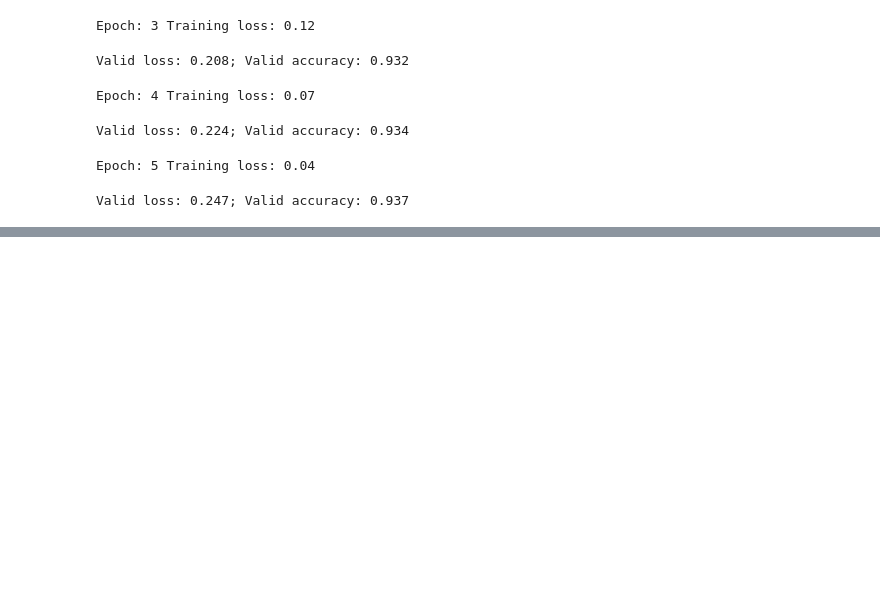
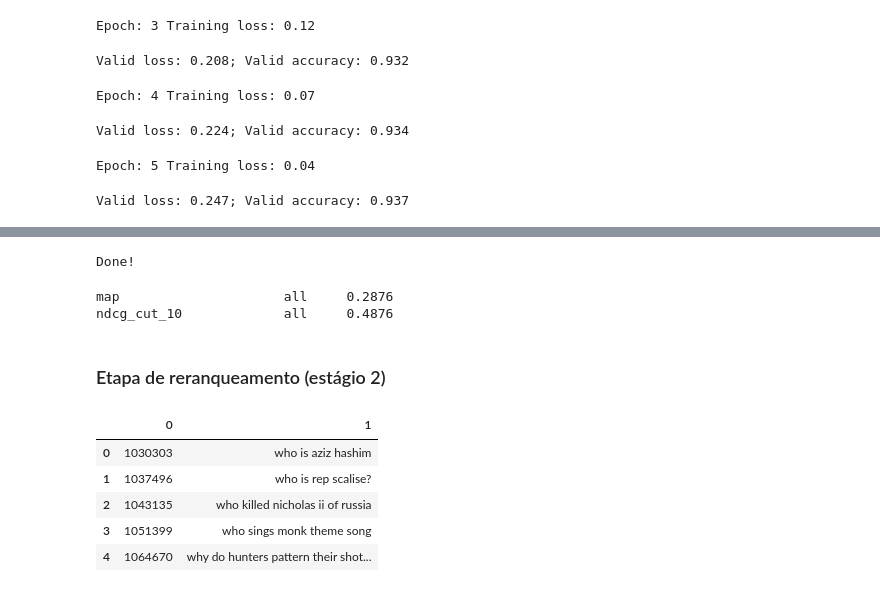
Before and after one commit to monilouise/unicamp-P_IA368DD_2023S1, a Jupyter notebook: Aula_3/Reranqueador.ipynb, the cells around one changed output, grey strips where cells are left out. Saved outputs shown, nothing was run; the diff lists cells and outputs as text; code cells hidden in the pictures; blank space fills up the shorter version.

```diff
--- a/Aula_3/Reranqueador.ipynb
+++ b/Aula_3/Reranqueador.ipynb
@@ -537,0 +816,14 @@ tokenizer.save_pretrained(f'{MODELS_PATH}/tokenizer_ranker')
+# %%
+!python pyserini/tools/scripts/msmarco/convert_msmarco_to_trec_qrels.py \
+   --input {qrels_eval_file} \
+   --output collections/msmarco-passage/qrels.{qrels_eval}.trec
+# %% [output]
+Done!
+# %%
+!pyserini/tools/eval/trec_eval.9.0.4/trec_eval -c -m map -m ndcg_cut.10 -l 2 \
+   collections/msmarco-passage/qrels.{qrels_eval}.trec runs/run.{topics}.bm25tuned.trec
+# %% [output]
+map                     all     0.2876
+ndcg_cut_10             all     0.4876
+# %% [markdown]
+### Etapa de reranqueamento (estágio 2)
@@ -537,0 +832,12 @@ tokenizer.save_pretrained(f'{MODELS_PATH}/tokenizer_ranker')
+# %%
+#Carrega os ids e textos das queries em memória
+df_queries = pd.read_csv(f'{root_dir}topics.dl20.small.tsv', sep='\t', header=None)
+# %%
+df_queries.head()
+# %% [output]
+|  | 0 | 1 |
+| 0 | 1030303 | who is aziz hashim |
+| 1 | 1037496 | who is rep scalise? |
+| 2 | 1043135 | who killed nicholas ii of russia |
+| 3 | 1051399 | who sings monk theme song |
+| 4 | 1064670 | why do hunters pattern their shot... |
```
Also changed, not shown: parts of 61 cells of this notebook.
